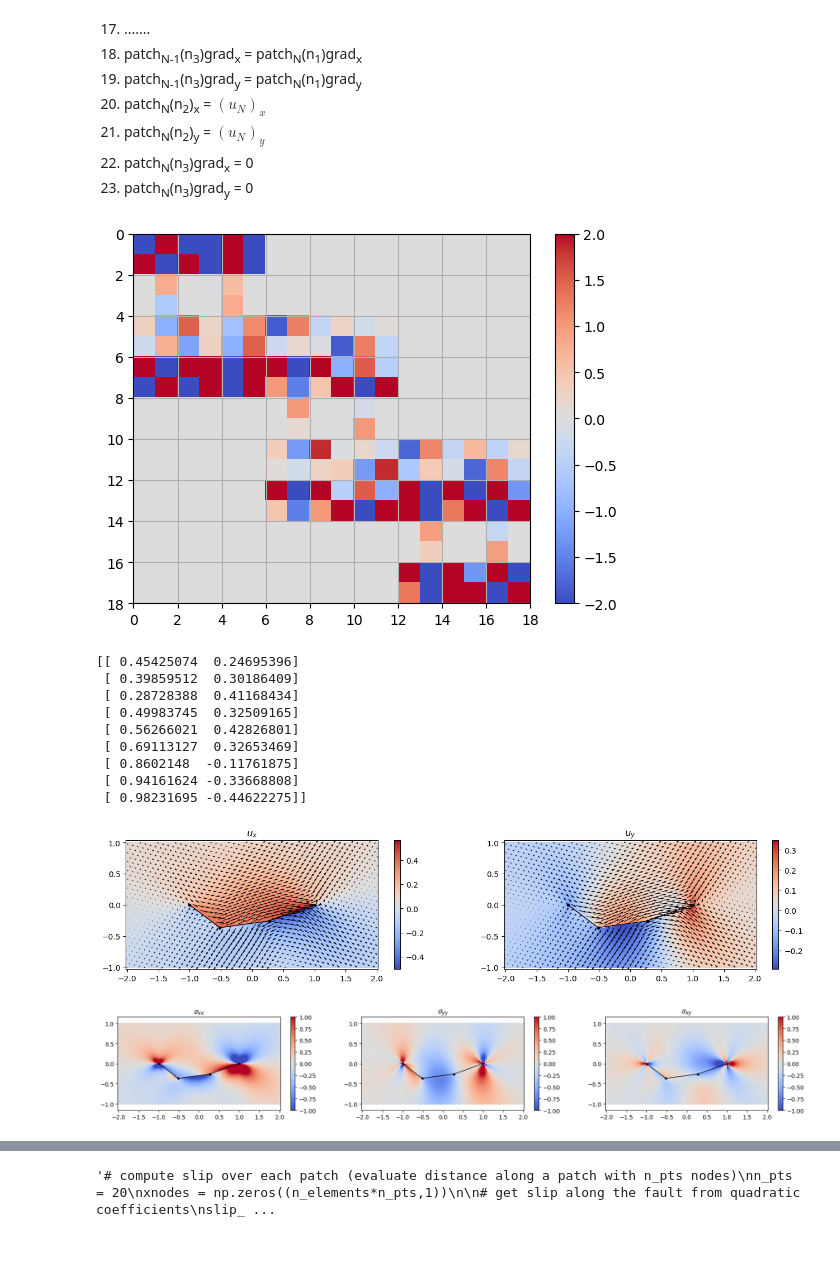
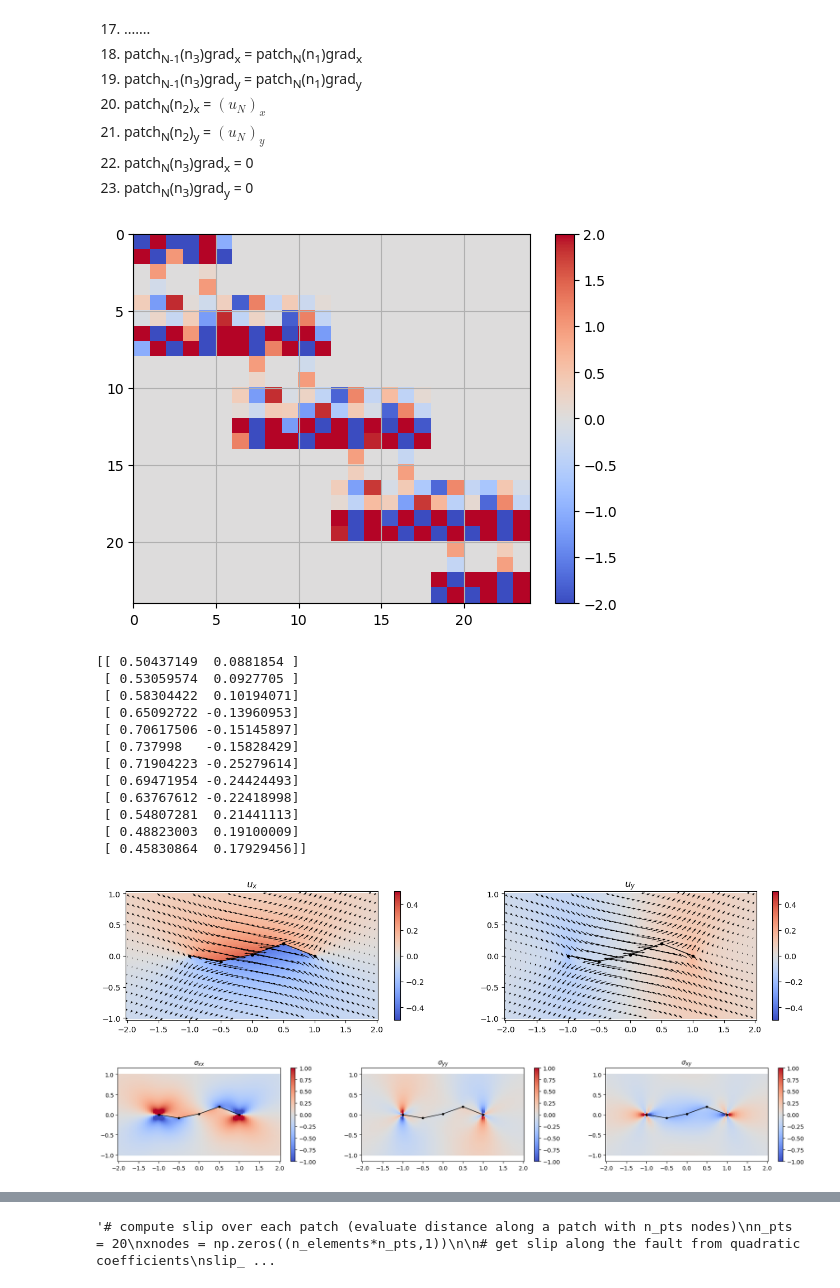
Before and after one commit to mallickrishg/bemcs, a Jupyter notebook: Nonplanarpatches_rotation.ipynb, the cells around one changed output, grey strips where cells are left out. Drawn from its saved outputs; the diff is of its cells as text; code cells hidden in the pictures; blank space fills up the shorter version.

Commit message:
slip is only in +x direction - stresses = smooth

```diff
--- a/Nonplanarpatches_rotation.ipynb
+++ b/Nonplanarpatches_rotation.ipynb
@@ -99,9 +99,10 @@ q_s^{2a} \\ q_s^{2b} \\ q_s^{2c} \\ q_n^{2a} \\ q_n^{2b} \\ q_n^{2c} \end{bmatri
 \end{equation}$
 # %%
 # use a non-uniform mesh
-n_elements = 3
-sorted_xlocs = np.sort(np.random.uniform(size=n_elements-1,low=-0.7,high=0.9))
-sorted_ylocs = np.sort(np.random.uniform(size=n_elements-1,low=-0.5,high=0.5))
+n_elements = 4
+# sorted_xlocs = np.sort(np.random.uniform(size=n_elements-1,low=-0.7,high=0.9))
+sorted_xlocs = np.linspace(-1 + 2/n_elements,1-2/n_elements,n_elements-1)
+sorted_ylocs = np.sort(np.random.uniform(size=n_elements-1,low=-0.2,high=0.2))
 
 # x1 = np.array((-1.,0,0.1))
 # x2 = np.array((0.,0.1,1.))
@@ -182,10 +183,10 @@ BCvector[0:2] = 0
 BCvector[-2:] = 0
 
 # slip imposed at central nodes of each patch (these are in x,y coordinates)
-# slip_vector_x = np.random.uniform(size=n_elements,low = 0.1, high = 1.0)
-# slip_vector_y = np.random.uniform(size=n_elements,low = 0.5, high = 1.0)
-slip_vector_x = np.array((.5,0.5,1.))
-slip_vector_y = np.array((0.,0.5,0.))
+slip_vector_x = np.random.uniform(size=n_elements,low = 0.5, high = 1.0)
+slip_vector_y = 0*np.random.uniform(size=n_elements,low = 0., high = .2)
+# slip_vector_x = np.array((.5,0.5,1.))
+# slip_vector_y = np.array((0.1,0.1,0.1))
 
 BCvector[2:-3:6] = slip_vector_x.reshape(-1,1)
 BCvector[3:-2:6] = slip_vector_y.reshape(-1,1)
@@ -198,34 +199,34 @@ matrix_system[-2:,:] = matrix_slipgradient[-2:,:]
 # patch center nodes
 matrix_system[2:-3:6,:] = matrix_slip[2:-3:6,:]
 matrix_system[3:-2:6,:] = matrix_slip[3:-2:6,:]
 
 # overlapping interior nodes (apply slip continuity and smoothness)
 # continuity
 matrix_system[4:-7:6,:] = matrix_slip[4:-7:6,:] - matrix_slip[6:-5:6,:]# x component
 matrix_system[5:-6:6,:] = matrix_slip[5:-6:6,:] - matrix_slip[7:-4:6,:]# y component
 # smoothness
 matrix_system[6:-5:6,:] = matrix_slipgradient[4:-7:6,:] - matrix_slipgradient[6:-5:6,:]# x component
 matrix_system[7:-4:6,:] = matrix_slipgradient[5:-6:6,:] - matrix_slipgradient[7:-4:6,:]# y component
 
 # plot design matrix
 _,ax = plt.subplots()
 pc = ax.pcolor(matrix_system,cmap="coolwarm",shading='flat')
 ax.grid(which='both')
 ax.invert_yaxis()
 pc.set_clim(-2,2)
 plt.colorbar(pc)
 plt.show()
 
 # compute quadratic node coefficients (in local (s,n) coordinates)
 quadratic_coefs = np.linalg.inv(matrix_system) @ BCvector
 # print(quadratic_coefs.reshape(n_elements,6))
 
 # plt.figure()
 # plt.plot(quadratic_coefs.reshape(n_elements,6).T,'o-')
 # plt.grid()
 # plt.show()
 # %% [output]
-[figure, old version]
+[figure, new version]
 # %%
 # extract (s,n) components and store them in 2 separate vectors
 quadratic_coefs_s = np.zeros((len(elements)*3,1))
@@ -237,15 +238,18 @@ print(np.hstack((quadratic_coefs_s,quadratic_coefs_n)))
 
 # print(quadratic_coefs.reshape(n_elements,5)) # this is like a break statement
 # %% [output]
-[[ 0.45425074  0.24695396]
- [ 0.39859512  0.30186409]
- [ 0.28728388  0.41168434]
- [ 0.49983745  0.32509165]
- [ 0.56266021  0.42826801]
- [ 0.69113127  0.32653469]
- [ 0.8602148  -0.11761875]
- [ 0.94161624 -0.33668808]
- [ 0.98231695 -0.44622275]]
+[[ 0.50437149  0.0881854 ]
+ [ 0.53059574  0.0927705 ]
+ [ 0.58304422  0.10194071]
+ [ 0.65092722 -0.13960953]
+ [ 0.70617506 -0.15145897]
+ [ 0.737998   -0.15828429]
+ [ 0.71904223 -0.25279614]
+ [ 0.69471954 -0.24424493]
+ [ 0.63767612 -0.22418998]
+ [ 0.54807281  0.21441113]
+ [ 0.48823003  0.19100009]
+ [ 0.45830864  0.17929456]]
 # %%
 # compute displacement and stress kernels
 # Elastic parameters
@@ -269,7 +273,7 @@ kernels_n = kernels.get_quadratic_displacement_stress_kernel(x_obs,y_obs,element
 ux = kernels_s[3] @ (quadratic_coefs_s) + kernels_n[3] @ quadratic_coefs_n
 uy = kernels_s[4] @ (quadratic_coefs_s) + kernels_n[4] @ quadratic_coefs_n
 
-nskip_plot = 7 # plotting for vectors
+nskip_plot = 14 # plotting for vectors
 
 # displacements
 plt.figure(figsize=(16,3))
@@ -277,7 +281,7 @@ plt.subplot(1, 2, 1)
 plt.pcolor(x_obs.reshape(n_obs, n_obs), y_obs.reshape(n_obs, n_obs), ux.reshape(n_obs, n_obs),cmap='coolwarm')
 for element in elements:
     plt.plot([element["x1"], element["x2"]],[element["y1"], element["y2"]],".-k",linewidth=1.0)
-# plt.clim(-0.5,0.5)
+plt.clim(-0.5,0.5)
 plt.colorbar()
 plt.quiver(x_obs[0::nskip_plot],y_obs[0::nskip_plot],ux[0::nskip_plot],uy[0::nskip_plot])
 plt.axis("equal")
@@ -287,6 +291,7 @@ plt.subplot(1, 2, 2)
 plt.pcolor(x_obs.reshape(n_obs, n_obs), y_obs.reshape(n_obs, n_obs), uy.reshape(n_obs, n_obs),cmap='coolwarm')
 for element in elements:
     plt.plot([element["x1"], element["x2"]],[element["y1"], element["y2"]],".-k",linewidth=1.0)
+plt.clim(-0.5,0.5)
 plt.colorbar()
 plt.quiver(x_obs[0::nskip_plot],y_obs[0::nskip_plot],ux[0::nskip_plot],uy[0::nskip_plot])
 plt.title("$u_y$")
@@ -326,8 +331,8 @@ plt.axis("equal")
 plt.title("$\sigma_{xy}$")
 plt.show()
 # %% [output]
-[figure, old version]
+[figure, new version]
-[figure, old version]
+[figure, new version]
 # %%
 plt.stem(matrix_slip @ quadratic_coefs,'o')
 plt.grid()
```
Also changed, not shown: parts of 3 cells of this notebook.
